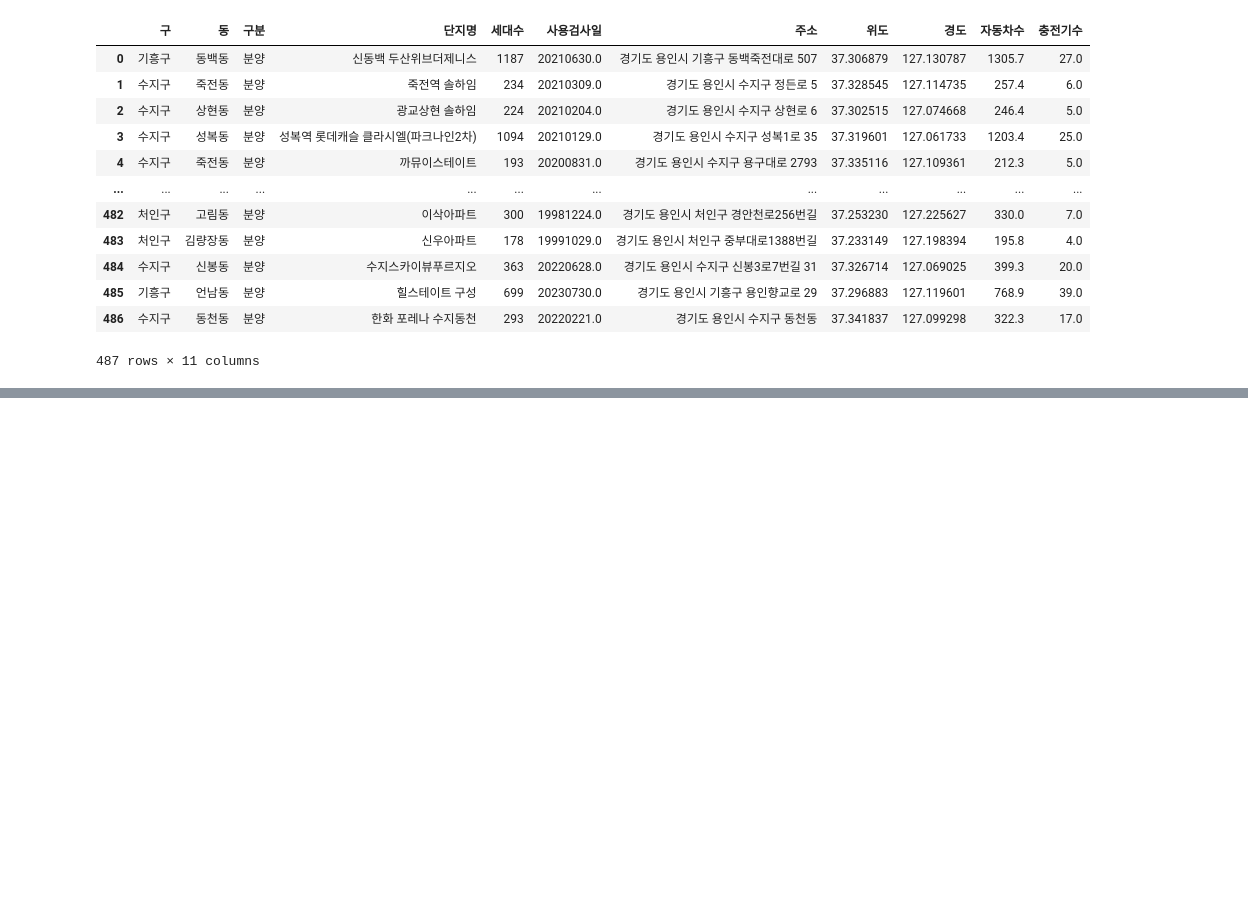
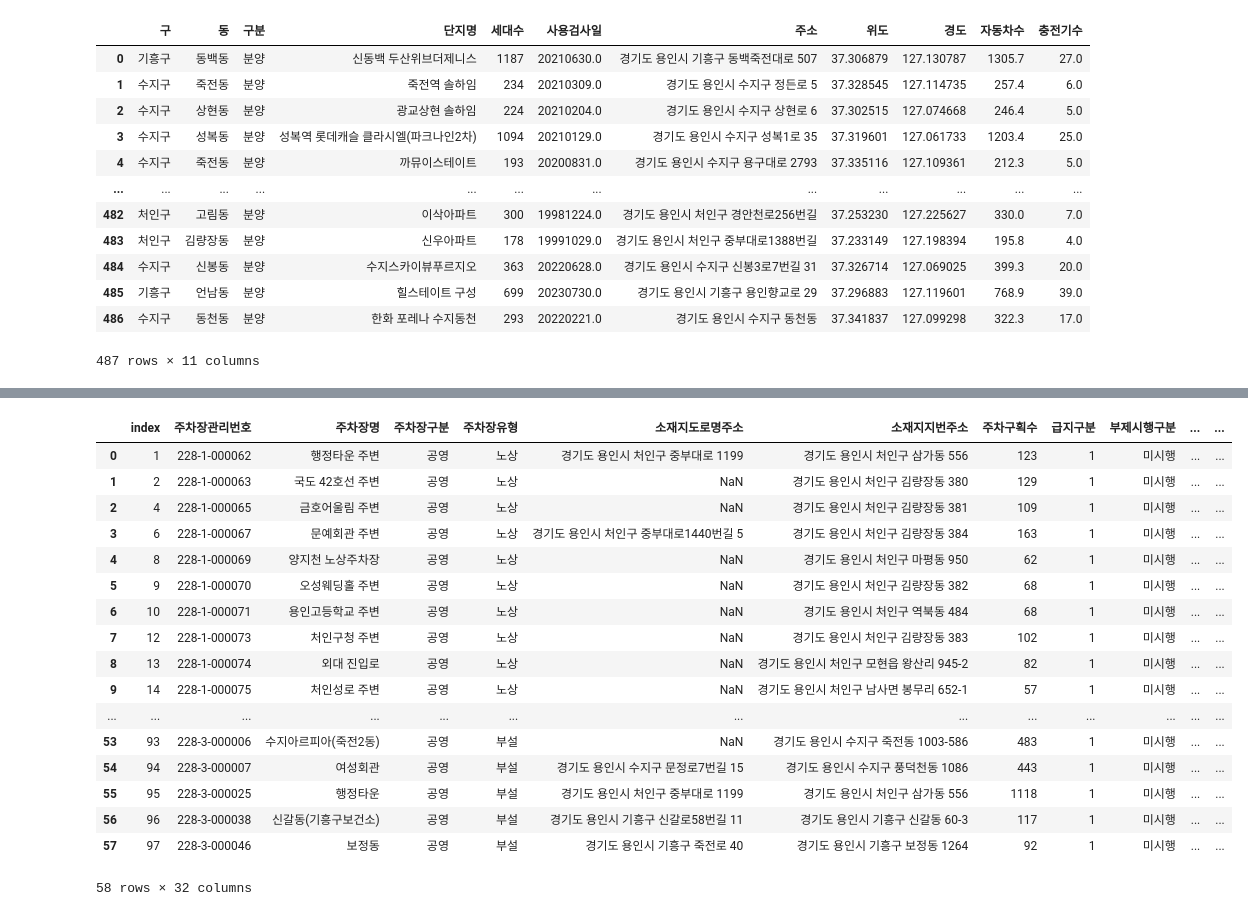
Before and after one commit to jaesoekjjang/ev-station-opt, a Jupyter notebook: code/추가데이터전처리.ipynb, the cells around one changed output, grey strips where cells are left out. Cells and saved outputs as stored; diff of their text form; code cells hidden in the pictures; blank space fills up the shorter version.

```diff
--- a/code/추가데이터전처리.ipynb
+++ b/code/추가데이터전처리.ipynb
@@ -634,0 +639,5 @@ fin_apt.to_csv( '../data/dataset/20220925_아파트정보목록_위경도_충전
+# %%
+DF2_FILENAME = 'public_parking_lot.xlsx'
+DF2_FILEPATH = os.path.join(os.path.dirname(os.getcwd()),'data','dataset',DF2_FILENAME)
+pub = pd.read_excel(DF2_FILEPATH)
+pub
@@ -634,0 +658,23 @@ fin_apt.to_csv( '../data/dataset/20220925_아파트정보목록_위경도_충전
+# %%
+pub_2 = pub[pub['주차구획수']>=50 ]
+pub_2.reset_index(inplace=True)
+pub_2
+# %% [output]
+|  | index | 주차장관리번호 | 주차장명 | 주차장구분 | 주차장유형 | 소재지도로명주소 | 소재지지번주소 | 주차구획수 | 급지구분 | 부제시행구분 | ... | ... |
+| 0 | 1 | 228-1-000062 | 행정타운 주변 | 공영 | 노상 | 경기도 용인시 처인구 중부대로 1199 | 경기도 용인시 처인구 삼가동 556 | 123 | 1 | 미시행 | ... | ... |
+| 1 | 2 | 228-1-000063 | 국도 42호선 주변 | 공영 | 노상 | NaN | 경기도 용인시 처인구 김량장동 380 | 129 | 1 | 미시행 | ... | ... |
+| 2 | 4 | 228-1-000065 | 금호어울림 주변 | 공영 | 노상 | NaN | 경기도 용인시 처인구 김량장동 381 | 109 | 1 | 미시행 | ... | ... |
+| 3 | 6 | 228-1-000067 | 문예회관 주변 | 공영 | 노상 | 경기도 용인시 처인구 중부대로1440번길 5 | 경기도 용인시 처인구 김량장동 384 | 163 | 1 | 미시행 | ... | ... |
+| 4 | 8 | 228-1-000069 | 양지천 노상주차장 | 공영 | 노상 | NaN | 경기도 용인시 처인구 마평동 950 | 62 | 1 | 미시행 | ... | ... |
+| 5 | 9 | 228-1-000070 | 오성웨딩홀 주변 | 공영 | 노상 | NaN | 경기도 용인시 처인구 김량장동 382 | 68 | 1 | 미시행 | ... | ... |
+| 6 | 10 | 228-1-000071 | 용인고등학교 주변 | 공영 | 노상 | NaN | 경기도 용인시 처인구 역북동 484 | 68 | 1 | 미시행 | ... | ... |
+| 7 | 12 | 228-1-000073 | 처인구청 주변 | 공영 | 노상 | NaN | 경기도 용인시 처인구 김량장동 383 | 102 | 1 | 미시행 | ... | ... |
+| 8 | 13 | 228-1-000074 | 외대 진입로 | 공영 | 노상 | NaN | 경기도 용인시 처인구 모현읍 왕산리 945-2 | 82 | 1 | 미시행 | ... | ... |
+| 9 | 14 | 228-1-000075 | 처인성로 주변 | 공영 | 노상 | NaN | 경기도 용인시 처인구 남사면 봉무리 652-1 | 57 | 1 | 미시행 | ... | ... |
+| ... | ... | ... | ... | ... | ... | ... | ... | ... | ... | ... | ... | ... |
+| 53 | 93 | 228-3-000006 | 수지아르피아(죽전2동) | 공영 | 부설 | NaN | 경기도 용인시 수지구 죽전동 1003-586 | 483 | 1 | 미시행 | ... | ... |
+| 54 | 94 | 228-3-000007 | 여성회관 | 공영 | 부설 | 경기도 용인시 수지구 문정로7번길 15 | 경기도 용인시 수지구 풍덕천동 1086 | 443 | 1 | 미시행 | ... | ... |
+| 55 | 95 | 228-3-000025 | 행정타운 | 공영 | 부설 | 경기도 용인시 처인구 중부대로 1199 | 경기도 용인시 처인구 삼가동 556 | 1118 | 1 | 미시행 | ... | ... |
+| 56 | 96 | 228-3-000038 | 신갈동(기흥구보건소) | 공영 | 부설 | 경기도 용인시 기흥구 신갈로58번길 11 | 경기도 용인시 기흥구 신갈동 60-3 | 117 | 1 | 미시행 | ... | ... |
+| 57 | 97 | 228-3-000046 | 보정동 | 공영 | 부설 | 경기도 용인시 기흥구 죽전로 40 | 경기도 용인시 기흥구 보정동 1264 | 92 | 1 | 미시행 | ... | ... |
+58 rows × 32 columns
```
Also changed, not shown: parts of 5 cells of this notebook, 2 other files.
